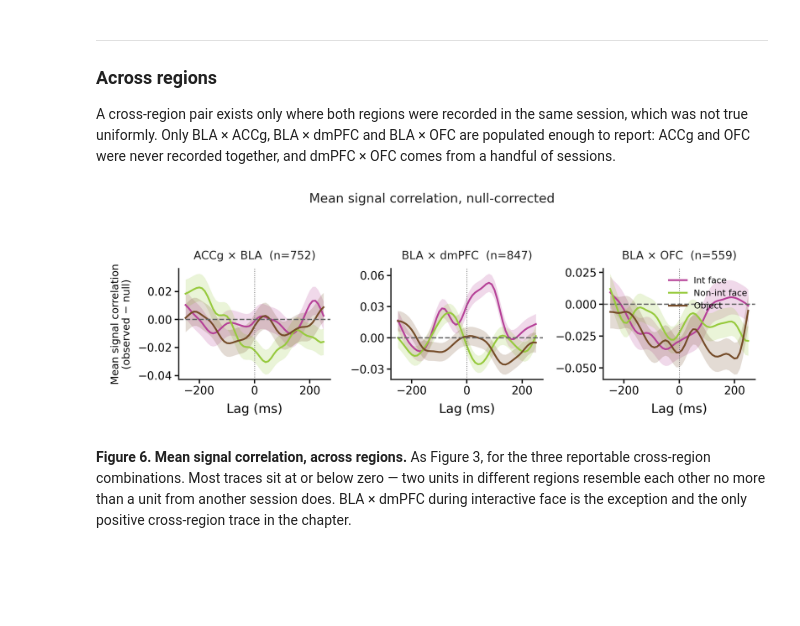
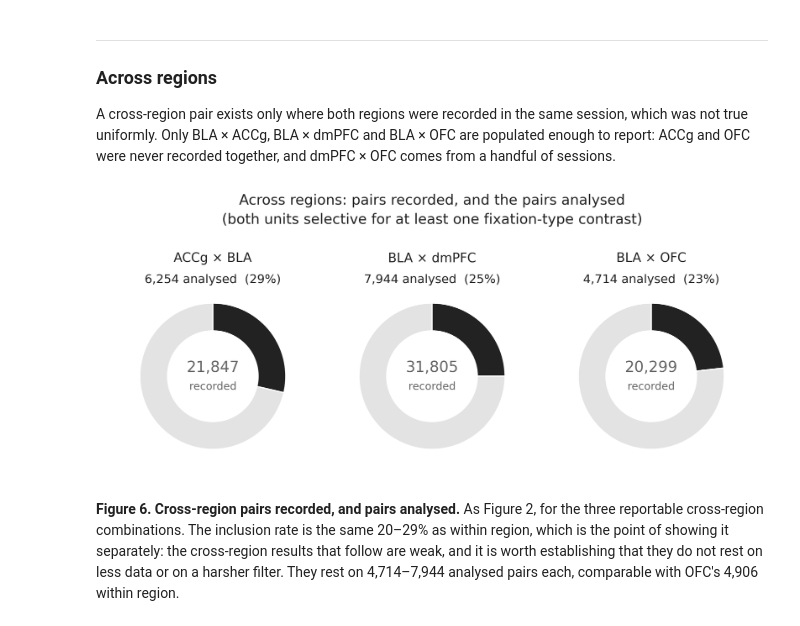
Before and after one commit to gprabaha/dal_monte_2022_analysis, a Jupyter notebook: notebooks/pair_correlation_overview/pair_correlation_overview.ipynb, the cells around one changed output. Drawn from its saved outputs; the diff is of its cells as text; code cells hidden in the pictures; blank space fills up the shorter version.

```diff
--- a/notebooks/pair_correlation_overview/pair_correlation_overview.ipynb
+++ b/notebooks/pair_correlation_overview/pair_correlation_overview.ipynb
@@ -718,19 +712,17 @@ session, which was not true uniformly. Only BLA × ACCg, BLA × dmPFC and BLA ×
 are populated enough to report: ACCg and OFC were never recorded together, and
 dmPFC × OFC comes from a handful of sessions.
 # %%
-fig, paths = viz.plot_excess_by_condition(
-    signal_traces, figs, scope="cross_region", max_lag_ms=250.0,
-    ylabel="Mean signal correlation\n(observed − null)",
-    title="Mean signal correlation, null-corrected",
-    stem="fig06_signal_excess",
+fig, paths = viz.plot_analysed_pair_pies(
+    analysed_pairs, figs, scope="cross_region", stem="fig06_analysed_pairs"
 )
 display(Image(filename=str(paths["png"])))
 # %% [output]
-[figure, old version]
+[figure, new version]
 # %% [markdown]
-**Figure 6. Mean signal correlation, across regions.** As Figure 3, for the three
-reportable cross-region combinations. Most traces sit at or below zero — two units
-in different regions resemble each other no more than a unit from another session
-does. BLA × dmPFC during interactive face is the exception and the only positive
-cross-region trace in the chapter.
+**Figure 6. Cross-region pairs recorded, and pairs analysed.** As Figure 2, for the
+three reportable cross-region combinations. The inclusion rate is the same
+20–29% as within region, which is the point of showing it separately: the
+cross-region results that follow are weak, and it is worth establishing that they
+do not rest on less data or on a harsher filter. They rest on 4,714–7,944 analysed
+pairs each, comparable with OFC's 4,906 within region.
 # %%
```
Also changed, not shown: parts of 29 cells of this notebook, 3 other files.
